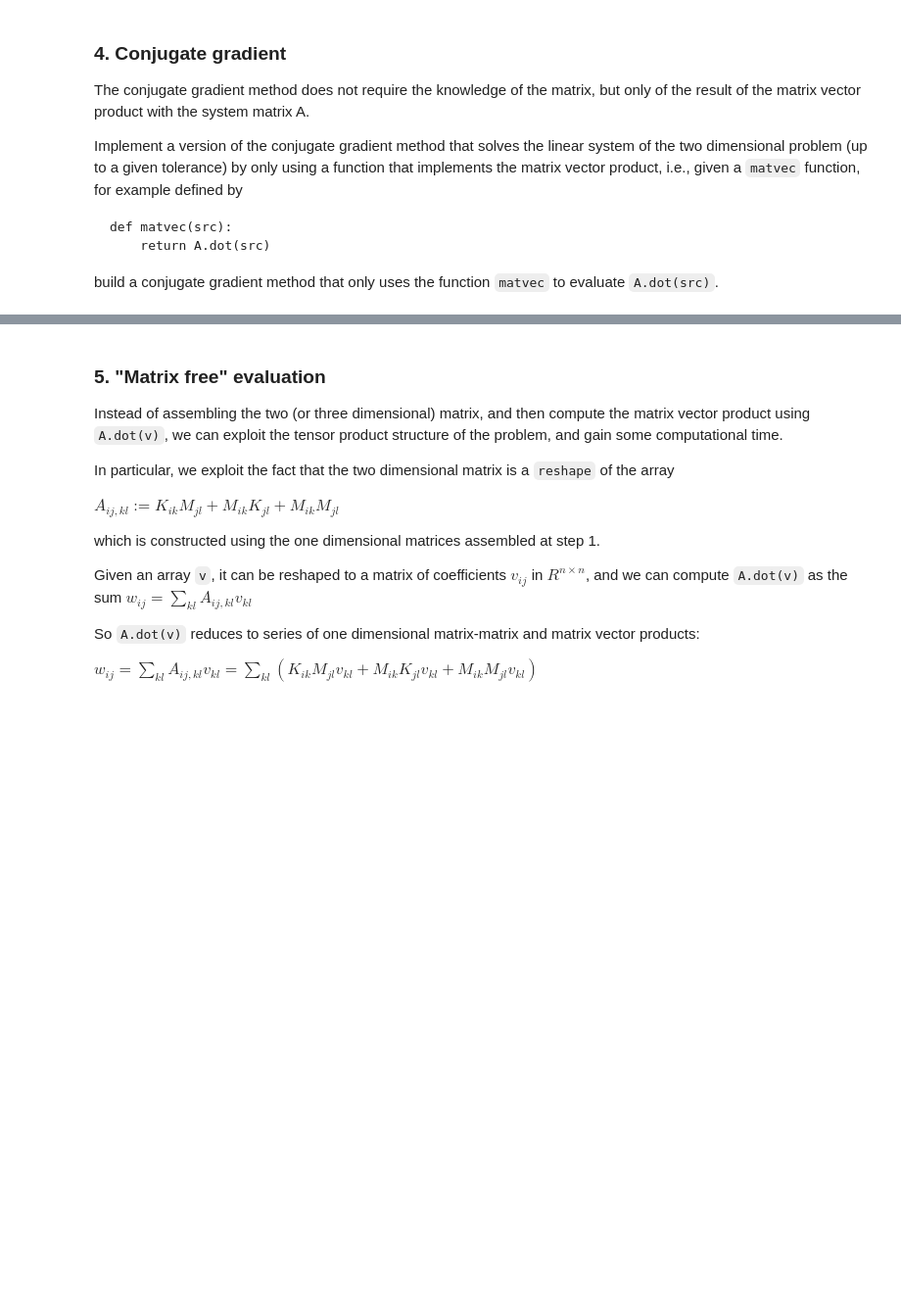
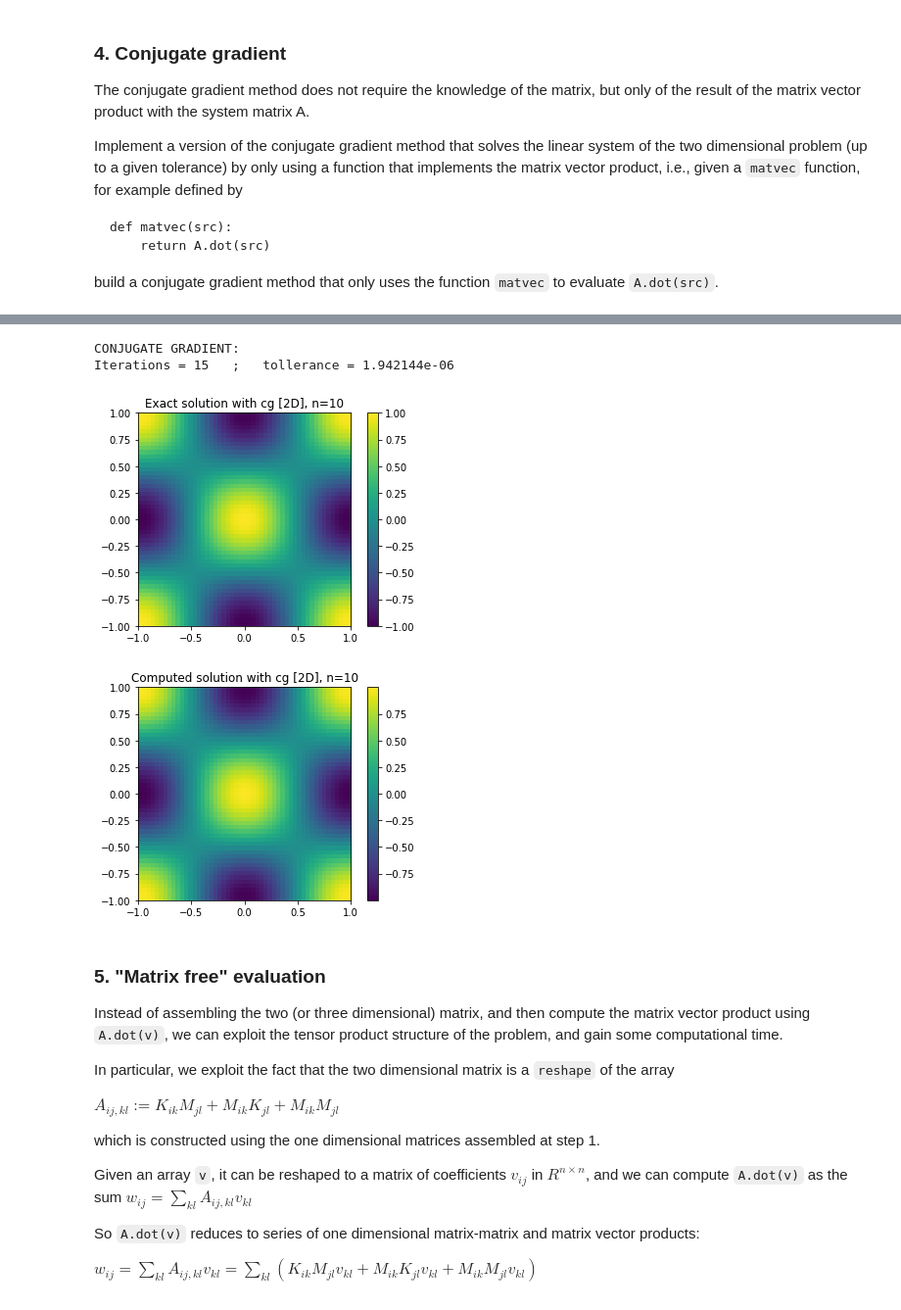
Before and after one commit to mattiamencagli/numerical-analysis-2020-2021, a Jupyter notebook: FinalProject-2020-2021.ipynb, the cells around one changed output, grey strips where cells are left out. Shown at 98% size. Drawn from its saved outputs; the diff is of its cells as text; code cells hidden in the pictures; blank space fills up the shorter version.

```diff
--- a/FinalProject-2020-2021.ipynb
+++ b/FinalProject-2020-2021.ipynb
@@ -538,3 +544,45 @@ Iterations = 5   ;   tollerance = 5.761177e-11
+# %%
+n=10
+exact = lambda x,y: ( np.cos(x*np.pi) )*( np.cos(y*np.pi) )
+rhs = lambda x,y: (1 + 2*(np.pi)**2 )*exact(x,y)
+q, w = np.polynomial.legendre.leggauss(n)
+X = np.polynomial.chebyshev.chebpts2(n)
+v = []
+for i in range(n):
+    ei = np.zeros((n))
+    ei[i]=1
+    v.append(inter.lagrange(X, ei))
+B = np.zeros((n,n))
+for i in range(n):
+    B[i,:] = v[i](q)
+mat_f = np.zeros((len(q),len(q)))
+for i in range(len(q)):
+    for j in range(len(q)):
+        mat_f[i][j] = rhs(q[i],q[j])
+f = (np.einsum('iq, q, qp, p, jp -> ij', B, w, mat_f, w, B)).reshape(n**2)
+
+#I reconstruct f and then I test the cg to see if I obtain a cos(x).
+u = cg(matvec2D, f).reshape((n,n))
+
+V  = lambda y,x: sum( [ v[j](y)*v[i](x)*u[j,i] for i in range(n) for j in range(n) ] )
+x = np.linspace(-1,1,51)
+Y,X = np.meshgrid(x,x)
+EXACT = exact(Y,X)
+VV = V(Y,X)
+_ = plt.figure(0)
+_ = plt.imshow(EXACT,extent=(-1, 1, -1, 1))
+_ = plt.title("Exact solution with cg [2D], n=%d"%n)
+_ = plt.colorbar()
+
+_ = plt.figure(1)
+_ = plt.imshow(VV,extent=(-1, 1, -1, 1))
+_ = plt.title("Computed solution with cg [2D], n=%d"%n)
+_ = plt.colorbar()
+# %% [output]
+CONJUGATE GRADIENT:
+Iterations = 15   ;   tollerance = 1.942144e-06
+[figure, added]
+[figure, added]
 # %% [markdown]
 ### 5. "Matrix free" evaluation
 
```
Also changed, not shown: parts of 13 cells of this notebook.
